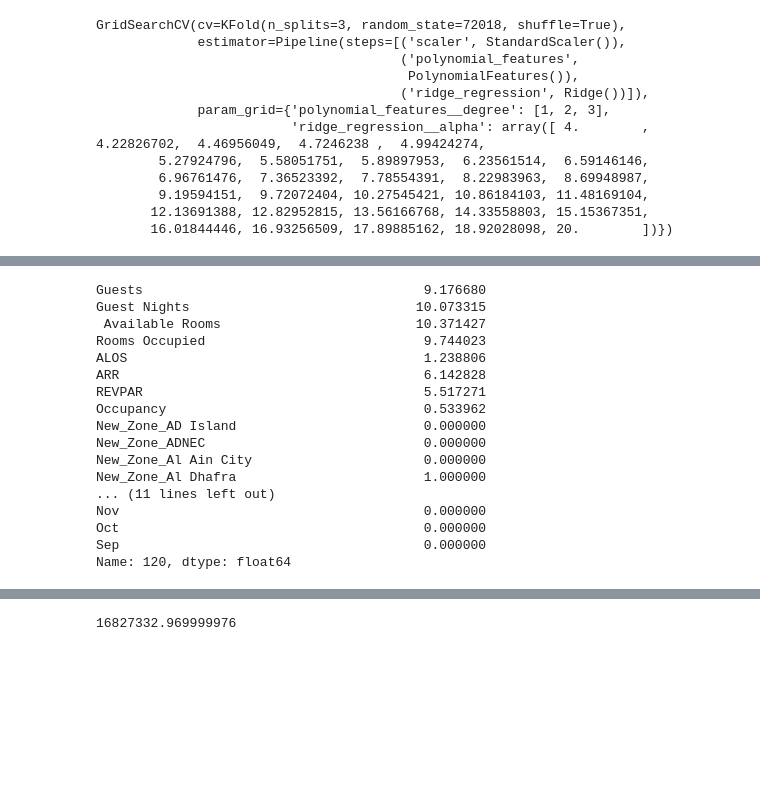
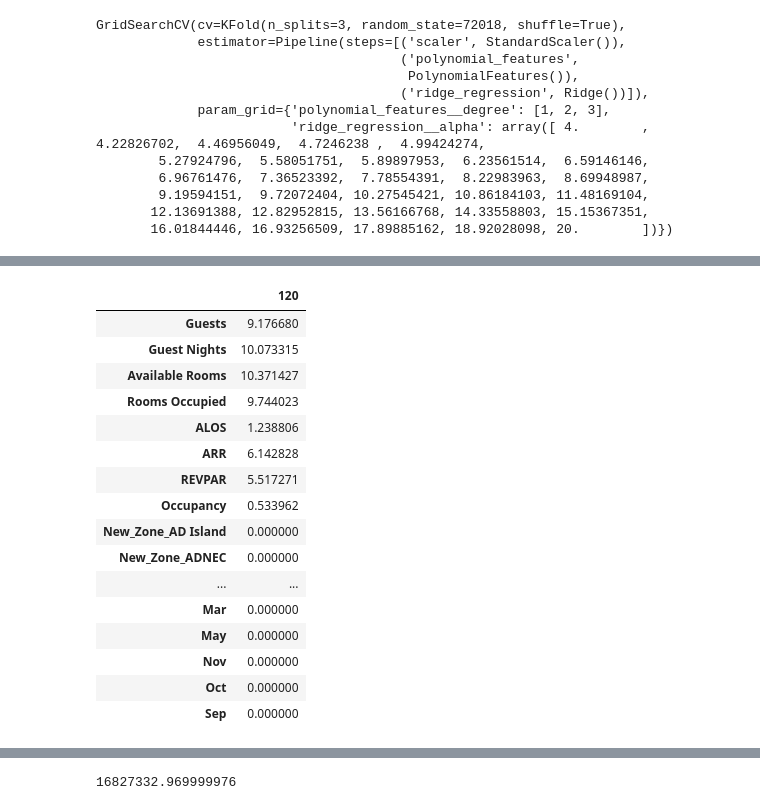
Before and after one commit to khairy84/Hospitality-invest-predictor, a Jupyter notebook: Untitled1.ipynb, the cells around one changed output, grey strips where cells are left out. Cells and saved outputs as stored; diff of their text form; code cells hidden in the pictures; blank space fills up the shorter version.

```diff
--- a/Untitled1.ipynb
+++ b/Untitled1.ipynb
@@ -421,4 +409,7 @@ LR = LinearRegression()
 scaler = MinMaxScaler()
 X = n_df.drop(['Total Revenues','Room Revenue', 'Food & Beverage Revenue', 'Other Revenue'], axis=1)
 y = n_df['Total Revenues']
+# %%
+a_X = X.iloc[120] #for final test
+a_y = y.iloc[120]
 # %%
@@ -700,21 +679,21 @@ grid_r.cv_results_
 # %%
-X.iloc[120,:]
+pd.DataFrame(a_X)
 # %% [output]
-Guests                                    9.176680
-Guest Nights                             10.073315
- Available Rooms                         10.371427
-Rooms Occupied                            9.744023
-ALOS                                      1.238806
-ARR                                       6.142828
-REVPAR                                    5.517271
-Occupancy                                 0.533962
-New_Zone_AD Island                        0.000000
-New_Zone_ADNEC                            0.000000
-New_Zone_Al Ain City                      0.000000
-New_Zone_Al Dhafra                        1.000000
-... (11 lines left out)
-Nov                                       0.000000
-Oct                                       0.000000
-Sep                                       0.000000
-Name: 120, dtype: float64
+|  | 120 |
+| Guests | 9.176680 |
+| Guest Nights | 10.073315 |
+| Available Rooms | 10.371427 |
+| Rooms Occupied | 9.744023 |
+| ALOS | 1.238806 |
+| ARR | 6.142828 |
+| REVPAR | 5.517271 |
+| Occupancy | 0.533962 |
+| New_Zone_AD Island | 0.000000 |
+| New_Zone_ADNEC | 0.000000 |
+| ... | ... |
+| Mar | 0.000000 |
+| May | 0.000000 |
+| Nov | 0.000000 |
+| Oct | 0.000000 |
+| Sep | 0.000000 |
 # %%
```
Also changed, not shown: parts of 29 cells of this notebook.
